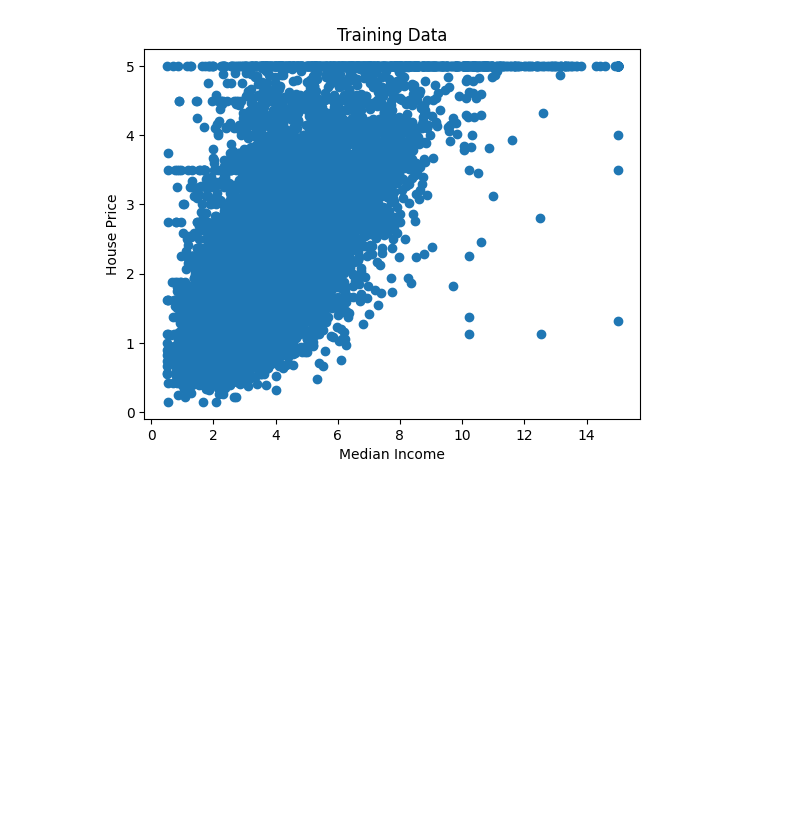
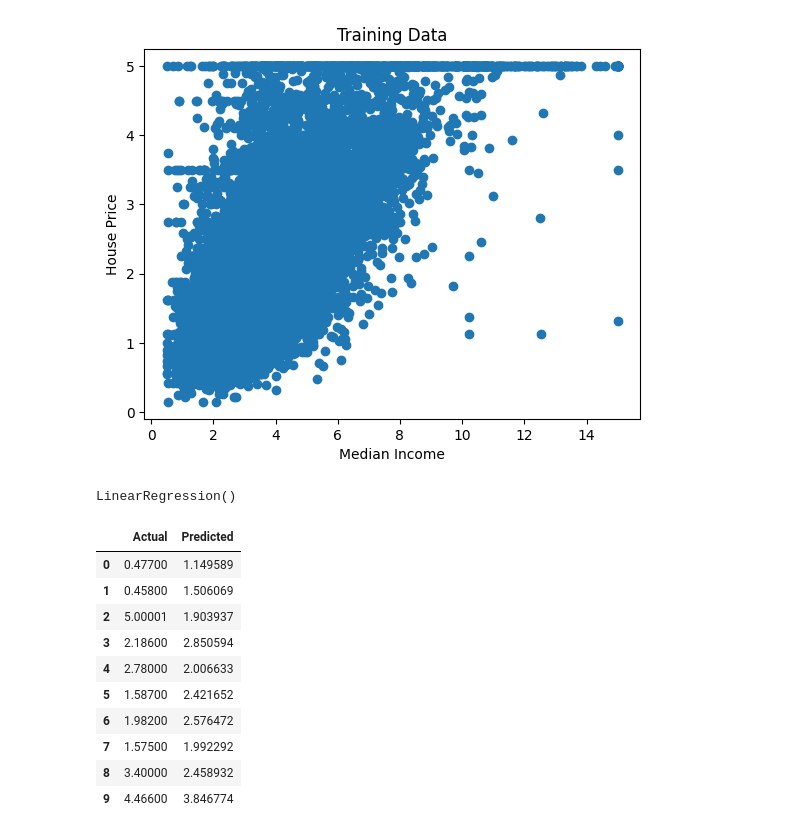
Before and after one commit to aimbxt/housing-price-predictor, a Jupyter notebook: notebooks/analysis.ipynb, the cells around one changed output. Drawn from its saved outputs; the diff is of its cells as text; code cells hidden in the pictures; blank space fills up the shorter version.

```diff
--- a/notebooks/analysis.ipynb
+++ b/notebooks/analysis.ipynb
@@ -90,3 +90,32 @@ plt.title("Training Data")
 plt.show()
 # %% [output]
 [figure]
+# %%
+from sklearn.linear_model import LinearRegression
+model = LinearRegression()
+
+model.fit(X_train, y_train)
+# %% [output]
+LinearRegression()
+# %%
+predictions = model.predict(X_test)
+predictions[:5]
+
+comparison = pd.DataFrame({
+    "Actual": y_test.values,
+    "Predicted": predictions
+})
+
+comparison.head(10)
+# %% [output]
+|  | Actual | Predicted |
+| 0 | 0.47700 | 1.149589 |
+| 1 | 0.45800 | 1.506069 |
+| 2 | 5.00001 | 1.903937 |
+| 3 | 2.18600 | 2.850594 |
+| 4 | 2.78000 | 2.006633 |
+| 5 | 1.58700 | 2.421652 |
+| 6 | 1.98200 | 2.576472 |
+| 7 | 1.57500 | 1.992292 |
+| 8 | 3.40000 | 2.458932 |
+| 9 | 4.46600 | 3.846774 |
```
Also changed, not shown: parts of 2 cells of this notebook.
